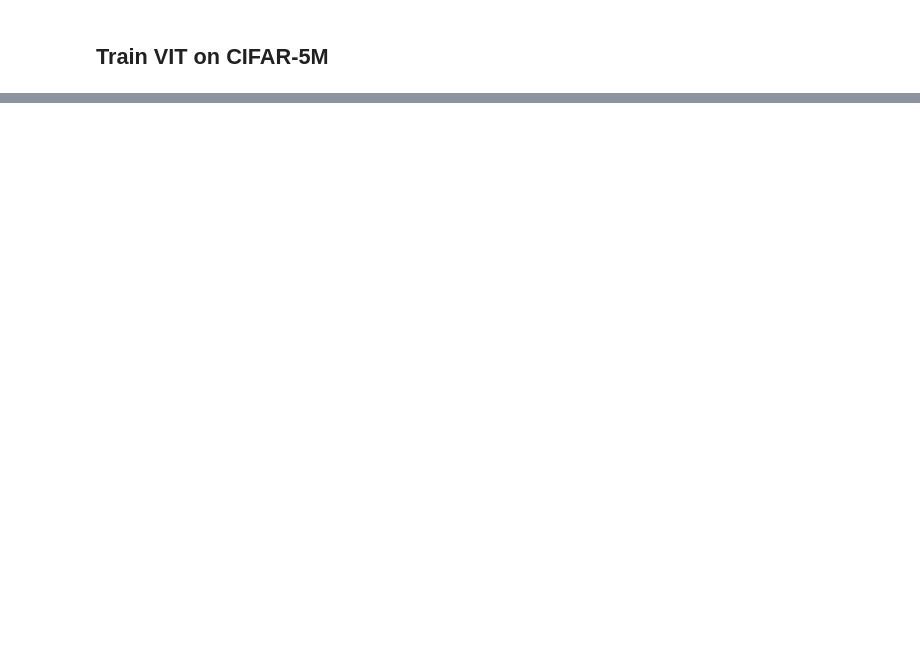
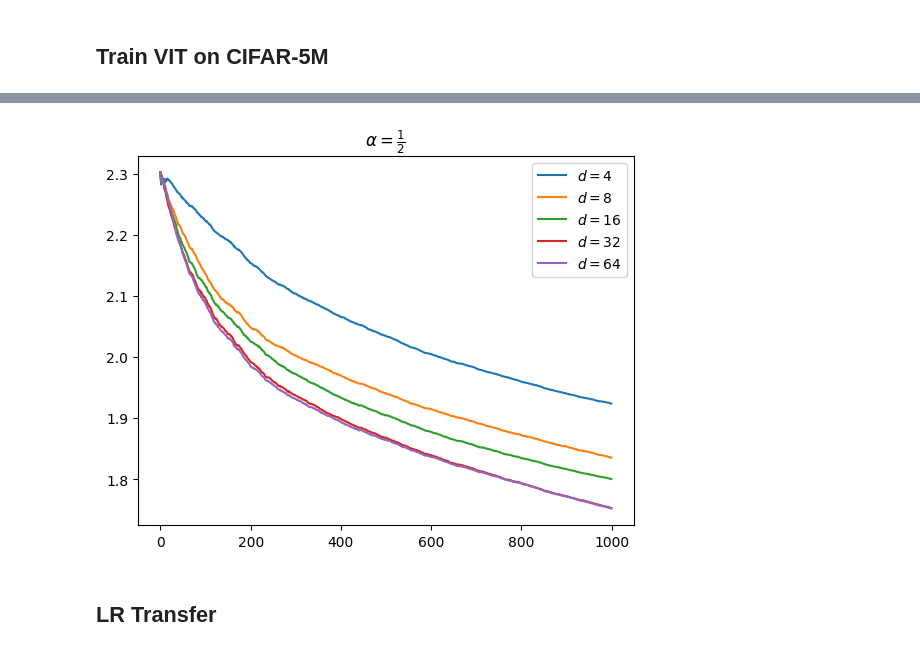
Before and after one commit to Pehlevan-Group/inf_transformer_limits, a Jupyter notebook: learn_gates_scaling.ipynb, the cells around one changed output, grey strips where cells are left out. Cells and saved outputs as stored; diff of their text form; code cells hidden in the pictures; blank space fills up the shorter version.

```diff
--- a/learn_gates_scaling.ipynb
+++ b/learn_gates_scaling.ipynb
@@ -84,5 +105,4 @@ print(out.shape)
 # %%
-import numpy as np
 
 data_dir = '/n/holyscratch01/pehlevan_lab/Everyone/cifar-5m-new'
 file_name = f"{data_dir}/cifar5m_part{0}.npz"
@@ -92,6 +112,9 @@ X0, y0 = np.load(file_name, allow_pickle=True)
 arr = [part0[k] for k in part0.keys()]
 X = arr[0]
 y = arr[1]
+mean = X.mean()
+std = X.std()
+X = (X - mean) / std
 print(y.shape)
 print(X.shape)
 # %% [output]
@@ -235,0 +311,22 @@ plt.show()
+# %%
+dimvals = [4, 8, 16, 32, 64]
+depth = 2
+heads = 3
+patch_size = 4
+scale_exp = 0.5
+
+T = 1000
+
+lr = 0.1
+gamma = 0.75
+batch = 64
+
+opt_args = ( T, batch, gamma, lr )
+
+all_losses = []
+for i, dim in enumerate(dimvals):
+    param_args = (dim, heads, depth, patch_size, scale_exp)
+    print(" ")
+    print(f"dim = {dim}")
+    losses = train_model(param_args, opt_args)
+    all_losses += [losses]
@@ -235,0 +344,10 @@ plt.show()
+# %%
+for i, loss in enumerate(all_losses):
+    plt.plot(loss, label = r'$d = %d$' % dimvals[i])
+plt.legend()
+plt.title(r'$\alpha = \frac{1}{2}$')
+plt.show()
+# %% [output]
+[figure, added]
+# %% [markdown]
+## LR Transfer
```
Also changed, not shown: parts of 32 cells of this notebook, 3 other files.
